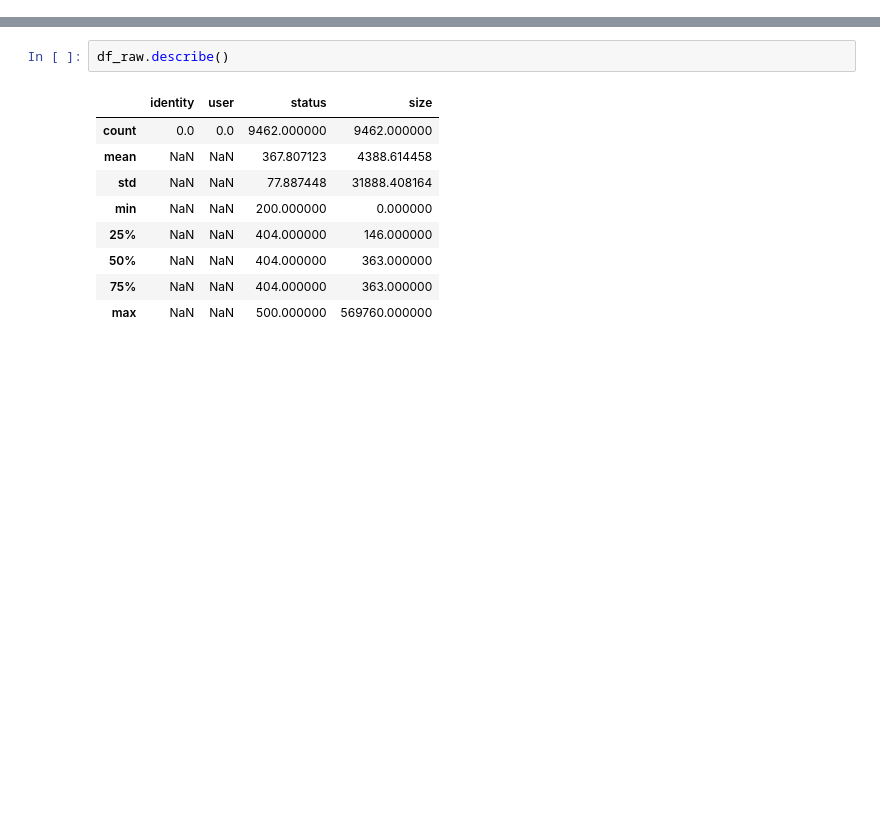
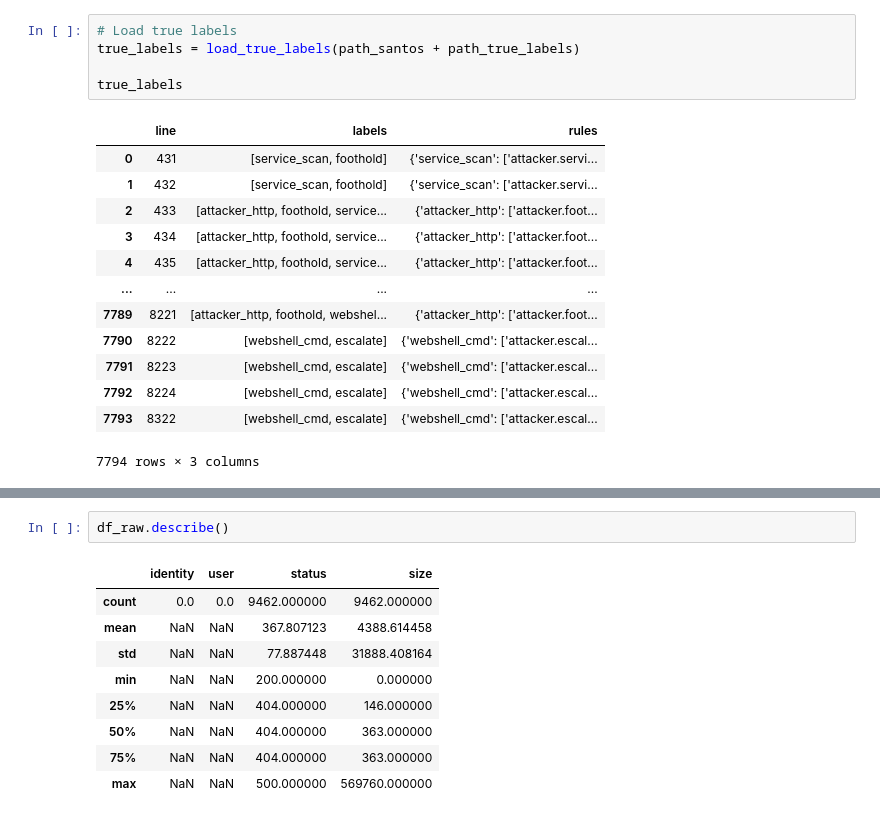
Before and after one commit to SlimTimster/IDSAlertCorrelaction_CySec_MasterThesis, a Jupyter notebook: intranet-access-log_Training.ipynb, the cells around one changed output, grey strips where cells are left out. Saved outputs shown, nothing was run; the diff lists cells and outputs as text; blank space fills up the shorter version.

```diff
--- a/intranet-access-log_Training.ipynb
+++ b/intranet-access-log_Training.ipynb
@@ -36,0 +48,19 @@ df_raw.head()
+# %%
+# Load true labels
+true_labels = load_true_labels(path_santos + path_true_labels)
+
+true_labels
+# %% [output]
+|  | line | labels | rules |
+| 0 | 431 | [service_scan, foothold] | {'service_scan': ['attacker.servi... |
+| 1 | 432 | [service_scan, foothold] | {'service_scan': ['attacker.servi... |
+| 2 | 433 | [attacker_http, foothold, service... | {'attacker_http': ['attacker.foot... |
+| 3 | 434 | [attacker_http, foothold, service... | {'attacker_http': ['attacker.foot... |
+| 4 | 435 | [attacker_http, foothold, service... | {'attacker_http': ['attacker.foot... |
+| ... | ... | ... | ... |
+| 7789 | 8221 | [attacker_http, foothold, webshel... | {'attacker_http': ['attacker.foot... |
+| 7790 | 8222 | [webshell_cmd, escalate] | {'webshell_cmd': ['attacker.escal... |
+| 7791 | 8223 | [webshell_cmd, escalate] | {'webshell_cmd': ['attacker.escal... |
+| 7792 | 8224 | [webshell_cmd, escalate] | {'webshell_cmd': ['attacker.escal... |
+| 7793 | 8322 | [webshell_cmd, escalate] | {'webshell_cmd': ['attacker.escal... |
+7794 rows × 3 columns
```
Also changed, not shown: parts of 17 cells of this notebook, 1 other file.
